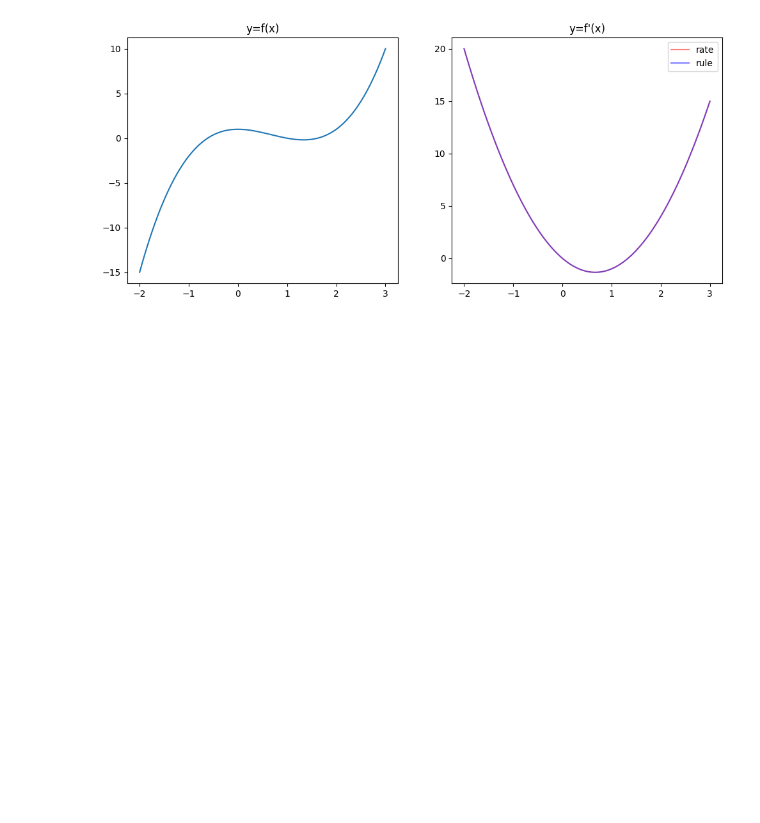
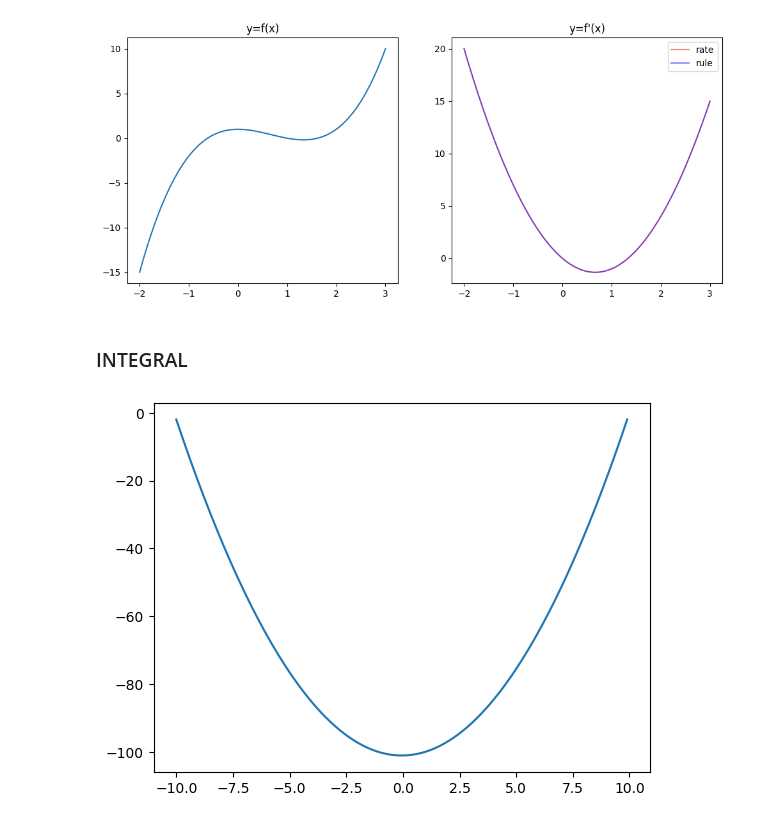
Before and after one commit to szaqal/ML, a Jupyter notebook: misc.ipynb, the cells around one changed output. Saved outputs shown, nothing was run; the diff lists cells and outputs as text; code cells hidden in the pictures; blank space fills up the shorter version.

```diff
--- a/misc.ipynb
+++ b/misc.ipynb
@@ -67,3 +67,17 @@ ax.legend()
 plt.show()
 # %% [output]
 [figure]
+# %% [markdown]
+### INTEGRAL
+# %%
+def f(x):
+    return 2*x
+
+delta_x = 0.1
+x = np.arange(-10, 10, delta_x)
+fx = f(x) * delta_x
+y = fx.cumsum()
+plt.plot(x, y)
+plt.show()
+# %% [output]
+[figure, added]
```
Also changed, not shown: parts of 1 cell of this notebook.
